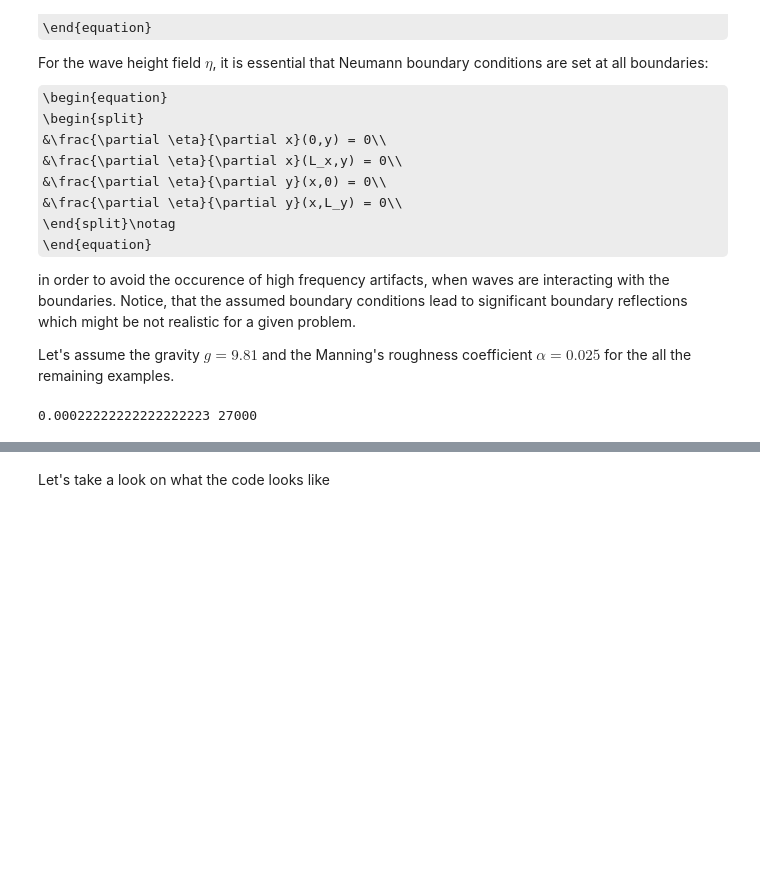
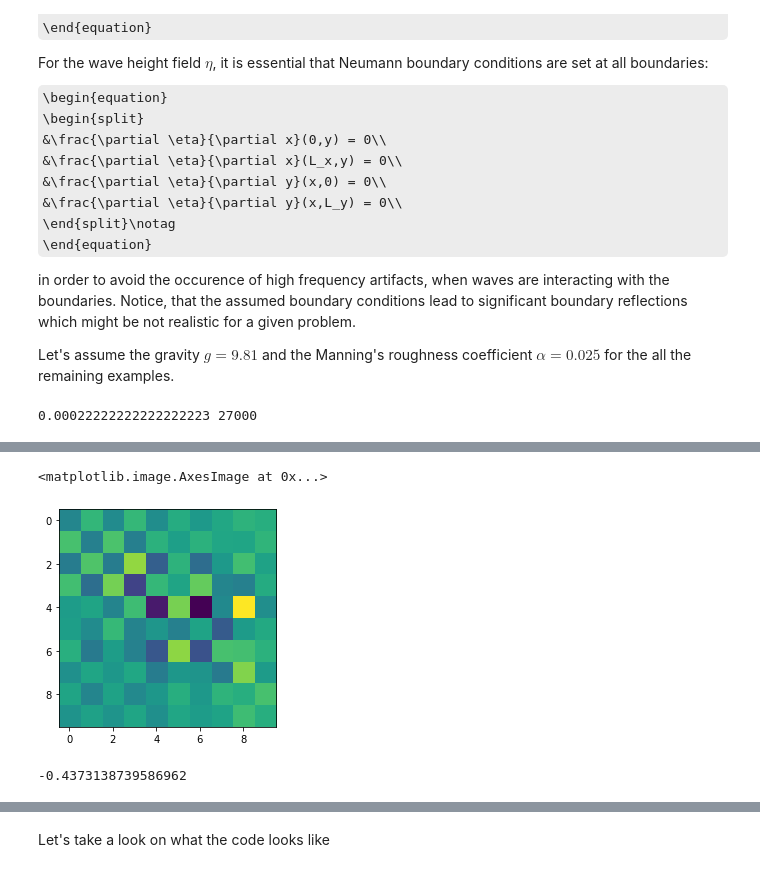
Before and after one commit to AtilaSaraiva/devito, a Jupyter notebook: examples/cfd/08_shallow_water_equation.ipynb, the cells around one changed output, grey strips where cells are left out. Saved outputs shown, nothing was run; the diff lists cells and outputs as text; code cells hidden in the pictures; some formulas as TeX source; blank space fills up the shorter version.

```diff
--- a/examples/cfd/08_shallow_water_equation.ipynb
+++ b/examples/cfd/08_shallow_water_equation.ipynb
@@ -271,0 +319,9 @@ Performance[mode=advanced] arguments: {'nthreads': 6}
+# %%
+plt.imshow(etasave.data[it,195:205,195:205].T)
+# %% [output]
+<matplotlib.image.AxesImage at 0x...>
+[figure, added]
+# %%
+print(etasave.data[it,195:205,195:205].min())
+# %% [output]
+-0.4373138739586962
```
Also changed, not shown: parts of 20 cells of this notebook.
